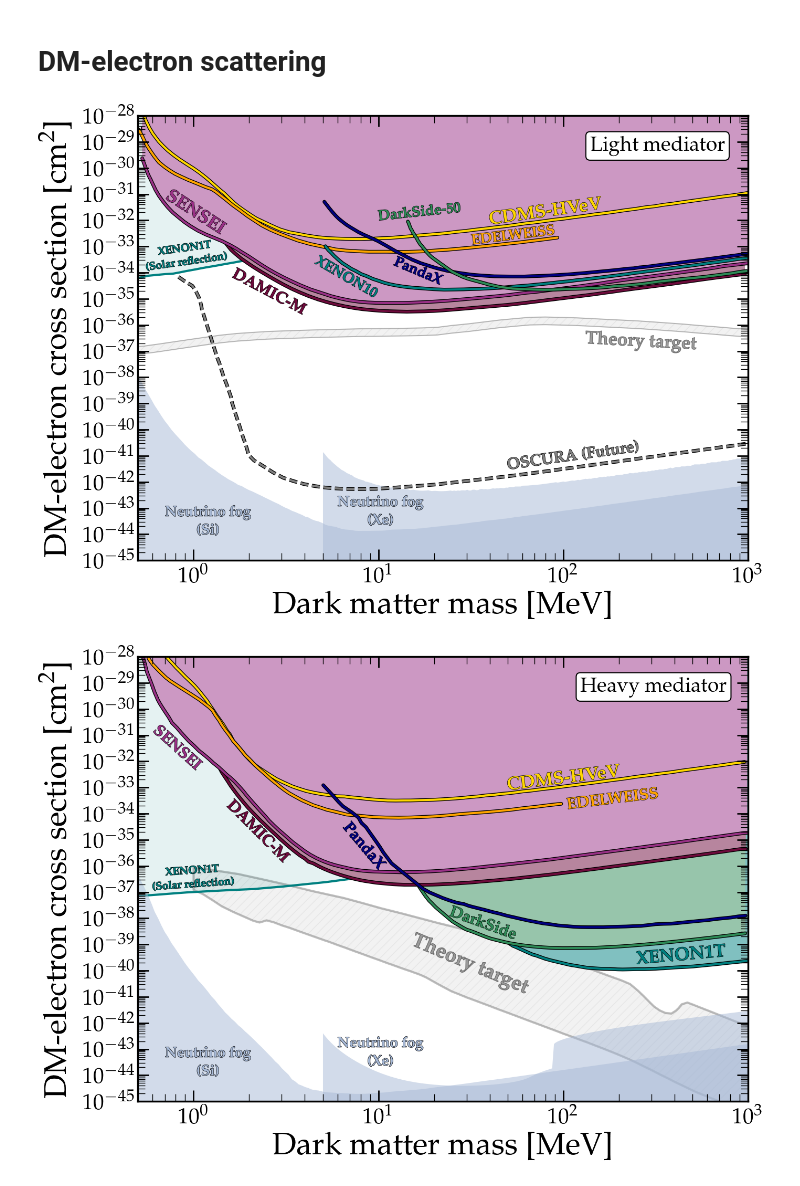
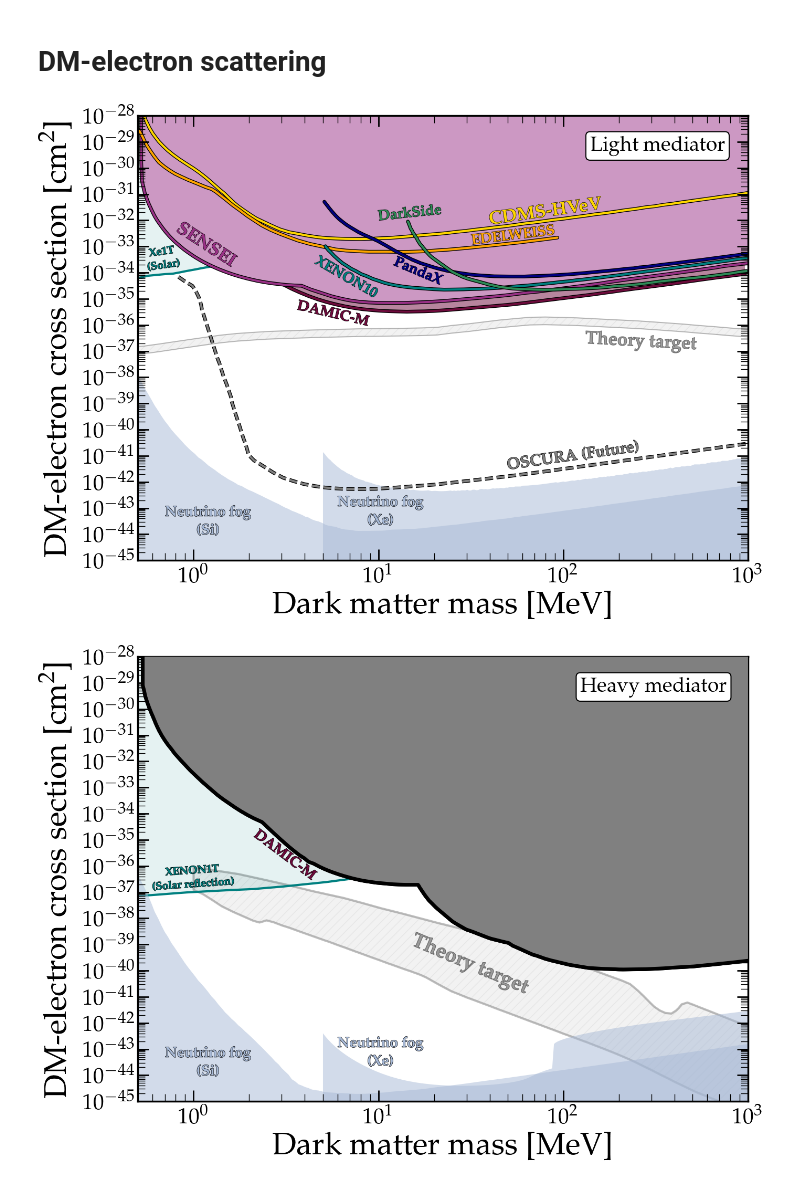
Before and after one commit to cajohare/DirectDetectionPlots, a Jupyter notebook: notebooks/DM-Electron.ipynb, the cells around one changed output. Drawn from its saved outputs; the diff is of its cells as text; code cells hidden in the pictures.

```diff
--- a/notebooks/DM-Electron.ipynb
+++ b/notebooks/DM-Electron.ipynb
@@ -16,15 +16,16 @@ facecolor=[0.9,0.9,0.9]
 
 
 # Plot limits
-PlotBound(ax,fpath+'DarkSide-50.txt',label=r'{\bf DarkSide-50}',label_pos=[10,1.e-32],edgecolor='seagreen',facealpha=0,textcolor='seagreen',rotation=6,zorder=2,fontsize=20)
+PlotBound(ax,fpath+'DarkSide-50.txt',label=r'{\bf DarkSide}',label_pos=[10,1.e-32],edgecolor='seagreen',facealpha=0,textcolor='seagreen',rotation=6,zorder=2,fontsize=20)
 PlotBound(ax,fpath+'CDMS-HVeV.txt',label=r'{\bf CDMS-HVeV}',label_pos=[40,0.7e-32],edgecolor='gold',facecolor=col_alpha('#993186',0.5),textcolor='gold',rotation=8,zorder=1)
-PlotBound(ax,fpath+'SENSEI.txt',label=r'{\bf SENSEI}',label_pos=[0.7,7e-32],edgecolor='#993186',facecolor=col_alpha('#993186',0.5),textcolor='#993186',rotation=-33,zorder=-1)
-PlotBound(ax,fpath+'DAMIC-M.txt',label=r'{\bf DAMIC-M}',label_pos=[1.6,0.7e-34],edgecolor='#6e0b3c',facecolor=col_alpha('#6e0b3c',0.5),textcolor='#6e0b3c',rotation=-28,zorder=-2,fontsize=22)
+PlotBound(ax,fpath+'SENSEI_2024_Combined.txt',label=r'{\bf SENSEI}',label_pos=[0.8,4e-33],edgecolor='#993186',facecolor=col_alpha('#993186',0.5),textcolor='#993186',rotation=-33,zorder=-1)
+PlotBound(ax,fpath+'DAMIC-M.txt',label=r'{\bf DAMIC-M}',label_pos=[3.6,0.04e-34],edgecolor='#6e0b3c',facecolor=col_alpha('#6e0b3c',0.5),textcolor='#6e0b3c',rotation=-13,zorder=-2,fontsize=20)
 PlotBound(ax,fpath+'EDELWEISS.txt',label=r'{\bf EDELWEISS}',label_pos=[32,1.2e-33],edgecolor='orange',facecolor=facecolor,facealpha=0,textcolor='orange',rotation=7,zorder=1,fontsize=20)
 PlotBound(ax,fpath+'PandaX.txt',label=r'{\bf PandaX}',label_pos=[12,2e-34],edgecolor='navy',facealpha=0,textcolor='navy',rotation=-23,zorder=1,fontsize=20)
 PlotBound(ax,fpath+'XENON10.txt',label=r'{\bf XENON10}',label_pos=[4.5,2.3e-34],edgecolor='teal',facealpha=0,textcolor='teal',rotation=-30,zorder=1,fontsize=20)
-PlotBound(ax,fpath+'XENON1T_SolarReflection.txt',label=r'\begin{center} {\bf XENON1T} \linebreak {\bf (Solar  reflection)}\end{center}',label_pos=[0.54,4e-34],facecolor='teal',edgecolor='teal',path_effects=None,linestyle='-',facealpha=0.1,textcolor='teal',rotation=8,zorder=-10,fontsize=15)
+PlotBound(ax,fpath+'XENON1T_SolarReflection.txt',label=r'\begin{center} {\bf Xe1T} \linebreak {\bf (Solar)}\end{center}',label_pos=[0.55,4e-34],facecolor='teal',edgecolor='teal',path_effects=None,linestyle='-',facealpha=0.1,textcolor='teal',rotation=8,zorder=-10,fontsize=15)
 PlotBound(ax,fpath+'Projections/OSCURA.txt',label=r'{\bf OSCURA (Future)}',start_x=16,label_pos=[50,0.3e-41],edgecolor='gray',facealpha=0,linestyle='--',textcolor='gray',lw=3,text_path_effects=line_background(1,'k'),rotation=8,zorder=1,fontsize=22)
+#PlotBound(ax,fpath+'AllLimits-2024.txt',zorder=100,facecolor='gray')
 
 
 # Models
@@ -61,7 +62,7 @@ ax.yaxis.set_minor_locator(locmin)
 
 MySaveFig(fig,'Electron_LightMediator')
 # %% [output]
-[figure, old version]
+[figure, new version]
 # %%
 from numpy import *
 import matplotlib
@@ -78,12 +79,13 @@ facecolor=[0.9,0.9,0.9]
 
 PlotBound(ax,fpath+'DarkSide-50.txt',label=r'{\bf DarkSide}',label_pos=[24,1.3e-38],edgecolor='seagreen',facecolor=col_alpha('seagreen',0.5),textcolor='seagreen',rotation=-20,zorder=-5,fontsize=22)
 PlotBound(ax,fpath+'CDMS-HVeV.txt',label=r'{\bf CDMS-HVeV}',label_pos=[50,0.8e-33],edgecolor='gold',facecolor=col_alpha('#993186',0.5),textcolor='gold',rotation=7)
-PlotBound(ax,fpath+'SENSEI.txt',label=r'{\bf SENSEI}',label_pos=[0.6,1.4e-31],edgecolor='#993186',facecolor=col_alpha('#993186',0.5),textcolor='#993186',rotation=-42,zorder=-1,fontsize=22)
-PlotBound(ax,fpath+'DAMIC-M.txt',label=r'{\bf DAMIC-M}',label_pos=[1.5,2e-34],edgecolor='#6e0b3c',facecolor=col_alpha('#6e0b3c',0.5),textcolor='#6e0b3c',rotation=-45,zorder=-2,fontsize=22)
+PlotBound(ax,fpath+'SENSEI_2024_Combined.txt',label=r'{\bf SENSEI}',label_pos=[0.68,2e-31],edgecolor='#993186',facecolor=col_alpha('#993186',0.5),textcolor='#993186',rotation=-49,zorder=-1,fontsize=22)
+PlotBound(ax,fpath+'DAMIC-M.txt',label=r'{\bf DAMIC-M}',label_pos=[2.1,0.14e-34],edgecolor='#6e0b3c',facecolor=col_alpha('#6e0b3c',0.5),textcolor='#6e0b3c',rotation=-37,zorder=-2,fontsize=20)
 PlotBound(ax,fpath+'EDELWEISS.txt',label=r'{\bf EDELWEISS}',label_pos=[105,1.5e-34],edgecolor='orange',facecolor=facecolor,facealpha=0,textcolor='orange',rotation=7,zorder=1,fontsize=22)
 PlotBound(ax,fpath+'PandaX.txt',label=r'{\bf PandaX}',label_pos=[6.4,0.3e-34],edgecolor='navy',facealpha=0,textcolor='navy',rotation=-50,zorder=1,fontsize=22)
 PlotBound(ax,fpath+'XENON1T.txt',label=r'{\bf XENON1T}',label_pos=[250,1.8e-40],edgecolor='teal',facecolor=col_alpha('teal',0.5),textcolor='teal',lw=3,rotation=5,zorder=-10)
 PlotBound(ax,fpath+'XENON1T_SolarReflection.txt',label=r'\begin{center} {\bf XENON1T} \linebreak {\bf (Solar  reflection)}\end{center}',label_pos=[0.59,0.4e-36],facecolor='teal',edgecolor='teal',path_effects=None,linestyle='-',facealpha=0.1,textcolor='teal',rotation=4,zorder=-10,fontsize=15)
+PlotBound(ax,fpath+'AllLimits-2024.txt',zorder=100,facecolor='gray')
 
 #PlotBound(ax,fpath+'Projections/OSCURA.txt',label=r'{\bf OSCURA}',label_pos=[50,0.07e-41],edgecolor='gray',facealpha=0,linestyle='--',textcolor='gray',lw=3,text_path_effects=line_background(1,'k'),rotation=8,zorder=1,fontsize=22)
 
@@ -94,31 +96,31 @@ PlotBound(ax,'../data/fog/Electron/HeavyMediator/nuFog_n2_Si.txt',y2=0,label=r'\
 
 
 dat1 = loadtxt('../data/models/Electron/HeavyMediator/ELDER.txt')
 dat2 = loadtxt('../data/models/Electron/HeavyMediator/ScalarFreezeIn.txt')
 DAT = vstack((flipud(dat1),dat2))
 plt.fill_between(DAT[:,0],DAT[:,1],color='gray',hatch='//',alpha=0.1,zorder=-100)
 plt.plot(DAT[:,0],DAT[:,1],'-',color='gray',alpha=0.5,zorder=-100)
 plt.text(14.5,0.14e-40,r'{\bf Theory target}',color='gray',rotation=-23,path_effects=line_background(1,'k'),alpha=0.5)
 
 ax.set_yscale('log')
 ax.set_xscale('log')
 ax.set_xlim([0.5,1e3])
 ax.set_ylim([1e-45,1e-28])
 ax.set_xlabel('Dark matter mass [MeV]')
 ax.set_ylabel(r'DM-electron cross section [cm$^{2}$]',labelpad=10)
 
 locmaj = matplotlib.ticker.LogLocator(base=10.0, subs=(1.0, ), numticks=50)
 locmin = matplotlib.ticker.LogLocator(base=10.0, subs=arange(2, 10)*.1,numticks=100)
 ax.yaxis.set_major_locator(locmaj)
 ax.yaxis.set_minor_locator(locmin)
 
 
 
 plt.gcf().text(0.78, 0.82, r'Heavy mediator',ha='center',color='black',multialignment='center',
             bbox=dict(facecolor='w', linewidth=1.5,
                         edgecolor='black', boxstyle='round,pad=0.2'))
 
 
 MySaveFig(fig,'Electron_HeavyMediator')
 # %% [output]
-[figure, old version]
+[figure, new version]
```
Also changed, not shown: parts of 1 cell of this notebook, 37 other files.
